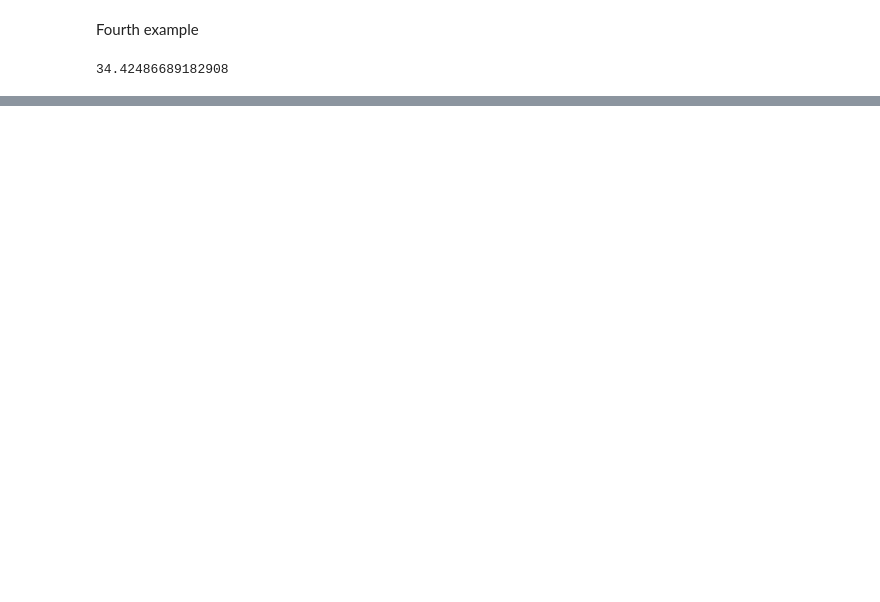
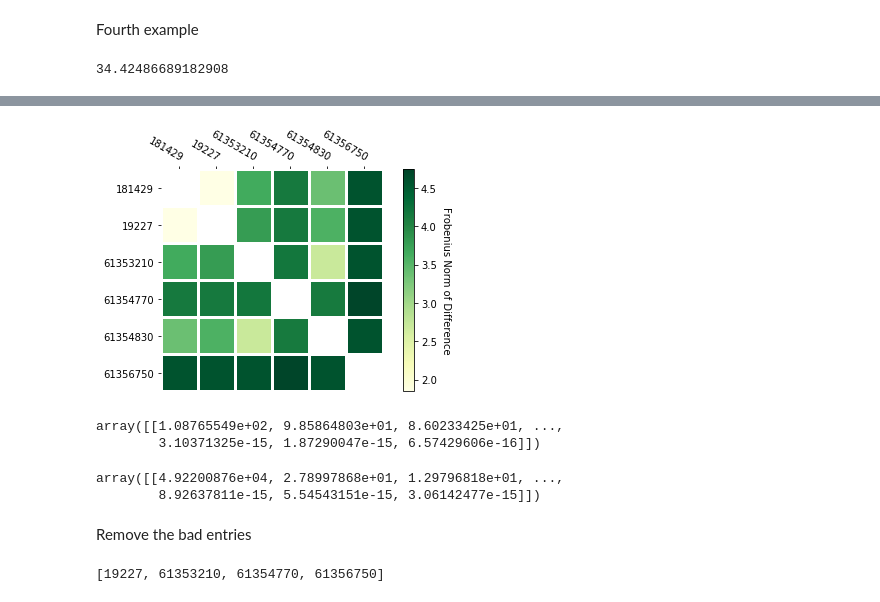
Before and after one commit to elisawarner/BIOINF590_Code, a Jupyter notebook: Elisa_Similarity_Score.ipynb, the cells around one changed output, grey strips where cells are left out. Cells and saved outputs as stored; diff of their text form; code cells hidden in the pictures; blank space fills up the shorter version.

```diff
--- a/Elisa_Similarity_Score.ipynb
+++ b/Elisa_Similarity_Score.ipynb
@@ -160,7 +159,7 @@ Fourth example
 # %%
 sing_val = 1
 
-U,S,V = np.linalg.svd(pat_dict['19_227'])
+U,S,V = np.linalg.svd(pat_dict[19227])
 U2,S2,V2 = np.linalg.svd(pat_dict[181429])
 
 u = U[0][sing_val].reshape(U[0][sing_val].shape[0], 1)
@@ -180,0 +232,3 @@ np.linalg.norm(np.subtract(first,first2), ord = 'fro')
+# %%
+v = np.mean(pat_dict[61353210], axis = 1)
+v1 = np.mean(pat_dict['61353210'], axis = 1)
@@ -180,0 +404,57 @@ np.linalg.norm(np.subtract(first,first2), ord = 'fro')
+# %%
+from tqdm import tqdm
+# create answer matrix from SVD
+ans = np.zeros((len(pat_id),len(pat_id)))
+
+for j in tqdm(range(len(pat_id))):
+    for i in range(len(pat_id)):
+
+        if ans[j][i] == 0:
+            sing_val = 0
+
+            U,S,V = np.linalg.svd(pat_dict[pat_id[i]])
+            U2,S2,V2 = np.linalg.svd(pat_dict[pat_id[j]])
+
+            u = U[0][sing_val].reshape(U[0][sing_val].shape[0], 1)
+            v = V[0][sing_val].reshape(V[0][sing_val].shape[0], 1)
+            u2 = U2[0][sing_val].reshape(U2[0][sing_val].shape[0], 1)
+            v2 = V2[0][sing_val].reshape(V2[0][sing_val].shape[0], 1)
+            #u = U[0][sing_val:]
+            #v = V[0][sing_val:]
+            #u2 = U2[0][sing_val:]
+            #v2 = V2[0][sing_val:]
+
+            matrix_1 = np.dot(u,S[0][1]).dot(v.T)
+            matrix_2 = np.dot(u2,S2[0][1]).dot(v2.T)
+
+            ans[i][j] = np.linalg.norm(np.subtract(matrix_1,matrix_2), ord = 2)
+        else:
+            ans[i][j] = ans[j][i]
+# %%
+import matplotlib.pyplot as plt
+
+fig, ax = plt.subplots()
+
+im, cbar = heatmap(np.log(ans), pat_id, pat_id, ax=ax,
+                   cmap="YlGn", cbarlabel="Frobenius Norm of Difference")
+
+fig.tight_layout()
+plt.show()
+# %% [output]
+[figure, added]
+# %%
+# Check SVD of 51346750
+U,S,V = np.linalg.svd(pat_dict[61356750])
+S
+# %% [output]
+array([[1.08765549e+02, 9.85864803e+01, 8.60233425e+01, ...,
+        3.10371325e-15, 1.87290047e-15, 6.57429606e-16]])
+# %%
+# Check SVD of 51346750
+U,S,V = np.linalg.svd(pat_dict[181429])
+S
+# %% [output]
+array([[4.92200876e+04, 2.78997868e+01, 1.29796818e+01, ...,
+        8.92637811e-15, 5.54543151e-15, 3.06142477e-15]])
+# %% [markdown]
+Remove the bad entries
@@ -180,0 +465,4 @@ np.linalg.norm(np.subtract(first,first2), ord = 'fro')
+# %%
+pat_id_list
+# %% [output]
+[19227, 61353210, 61354770, 61356750]
```
Also changed, not shown: parts of 40 cells of this notebook.
